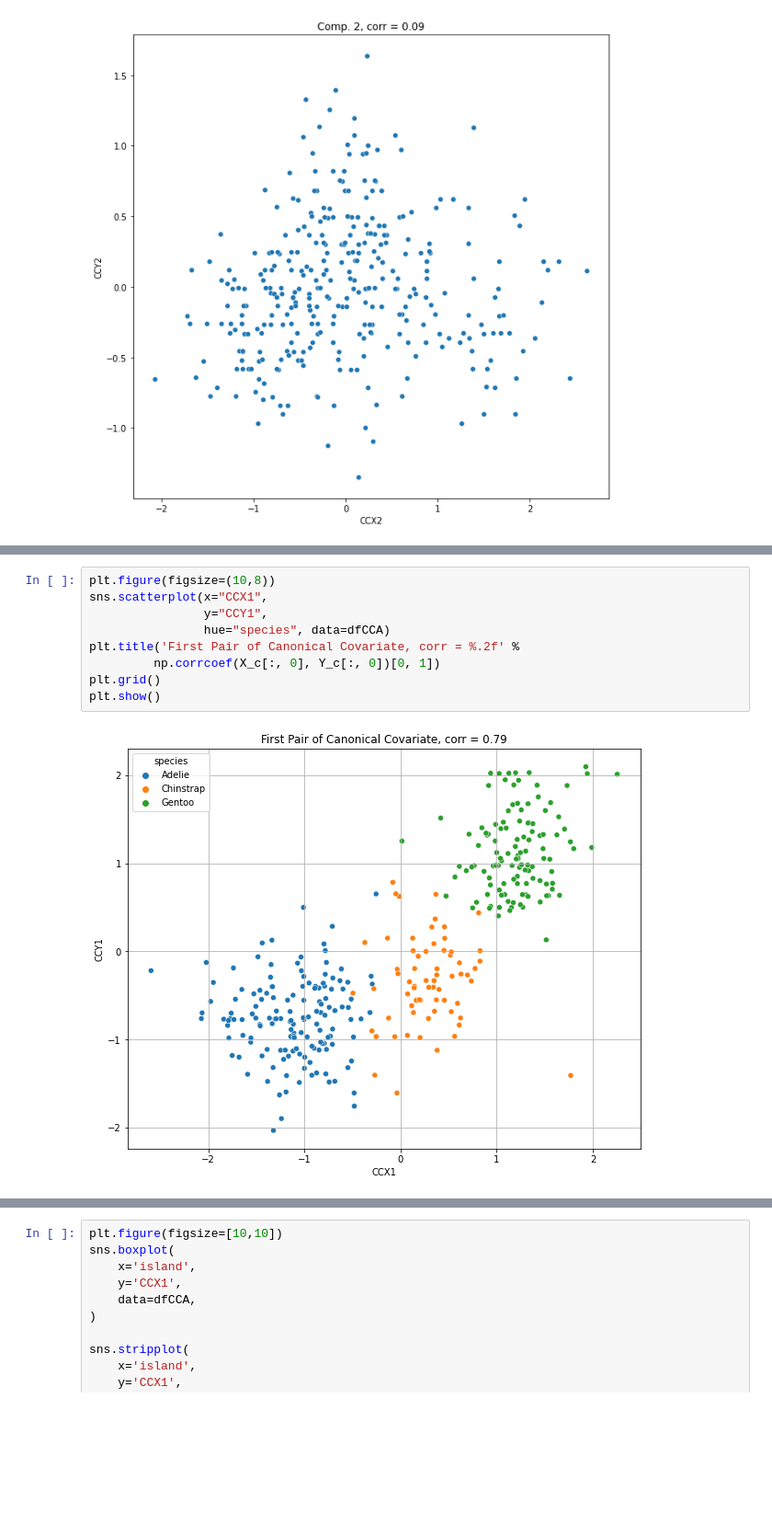
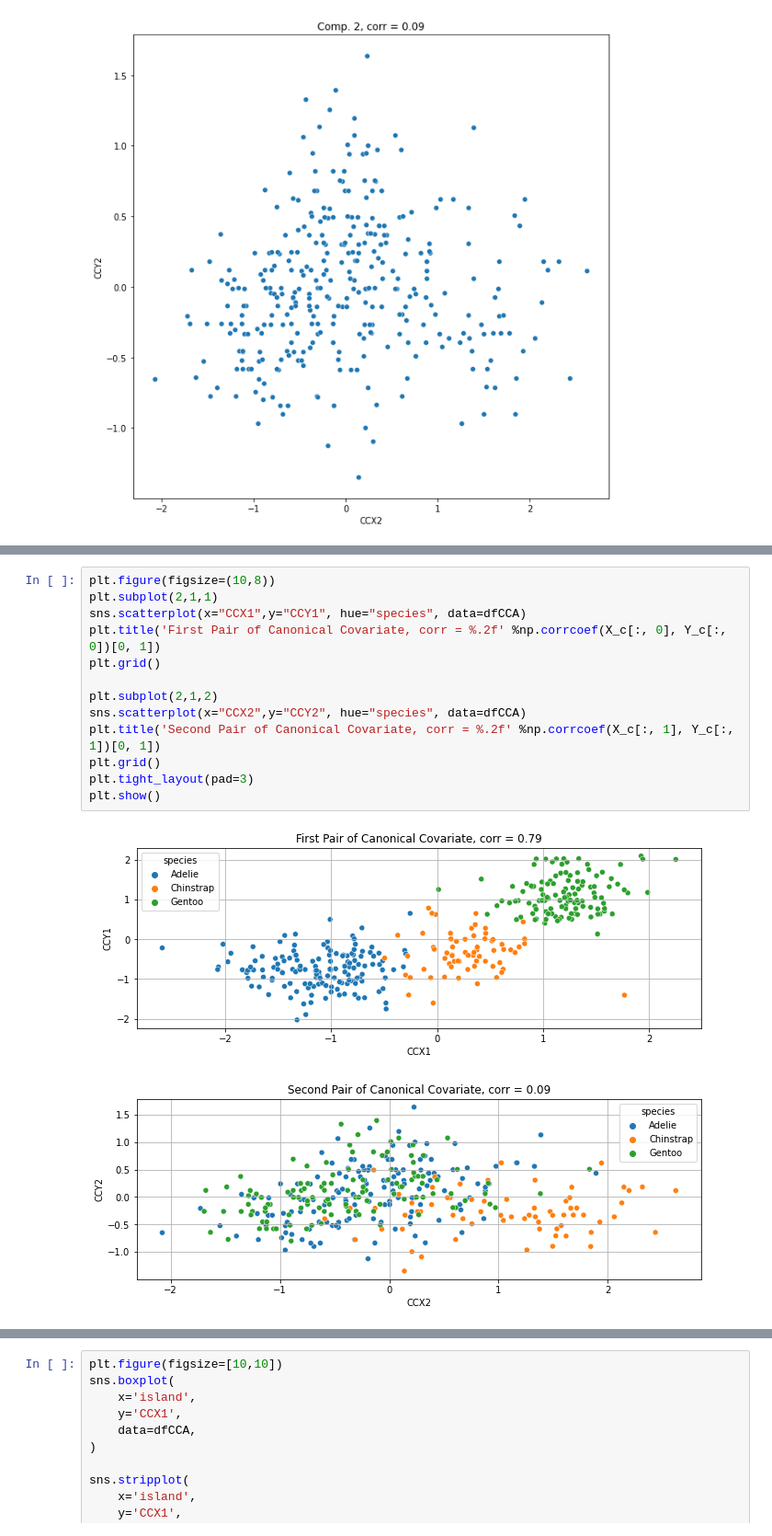
Before and after one commit to solothinker/CCA, a Jupyter notebook: CCA_example2.ipynb, the cells around one changed output, grey strips where cells are left out. Shown: that part at 92% size. Cells and saved outputs as stored; diff of their text form; blank space fills up the shorter version.

```diff
--- a/CCA_example2.ipynb
+++ b/CCA_example2.ipynb
@@ -248,11 +194,15 @@ plt.show()
 # %%
 plt.figure(figsize=(10,8))
-sns.scatterplot(x="CCX1",
-                y="CCY1",
-                hue="species", data=dfCCA)
-plt.title('First Pair of Canonical Covariate, corr = %.2f' %
-         np.corrcoef(X_c[:, 0], Y_c[:, 0])[0, 1])
+plt.subplot(2,1,1)
+sns.scatterplot(x="CCX1",y="CCY1", hue="species", data=dfCCA)
+plt.title('First Pair of Canonical Covariate, corr = %.2f' %np.corrcoef(X_c[:, 0], Y_c[:, 0])[0, 1])
 plt.grid()
+
+plt.subplot(2,1,2)
+sns.scatterplot(x="CCX2",y="CCY2", hue="species", data=dfCCA)
+plt.title('Second Pair of Canonical Covariate, corr = %.2f' %np.corrcoef(X_c[:, 1], Y_c[:, 1])[0, 1])
+plt.grid()
+plt.tight_layout(pad=3)
 plt.show()
 # %% [output]
-[figure, old version]
+[figure, new version]
```
Also changed, not shown: parts of 12 cells of this notebook.
